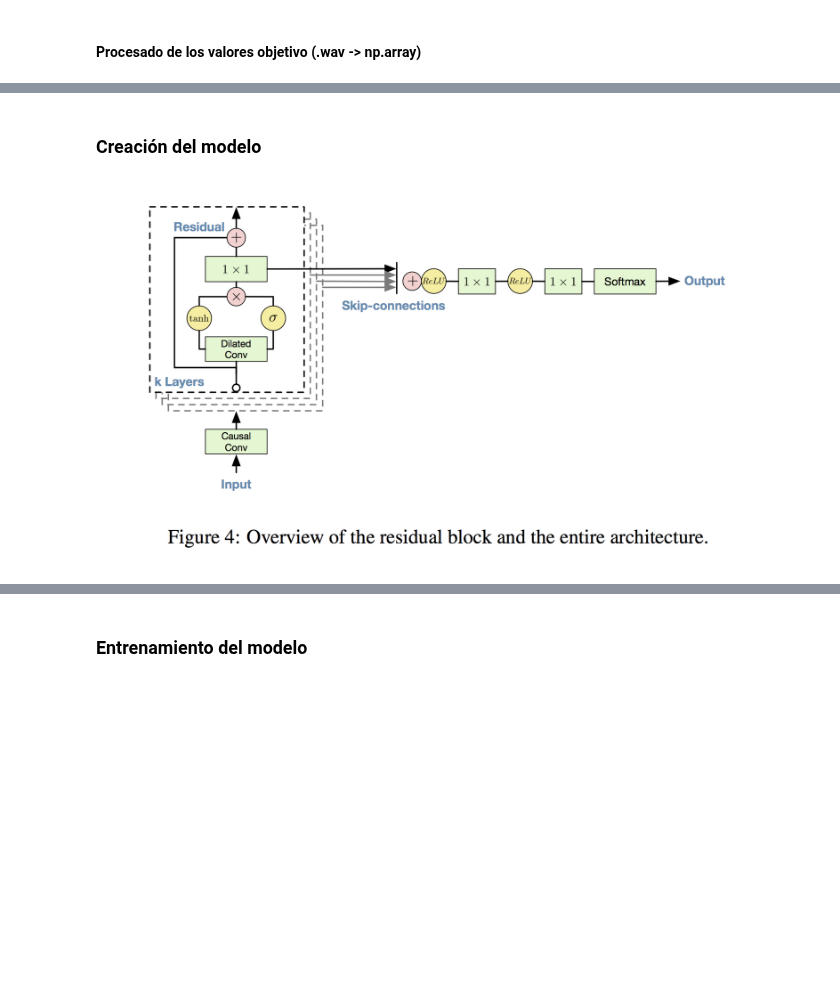
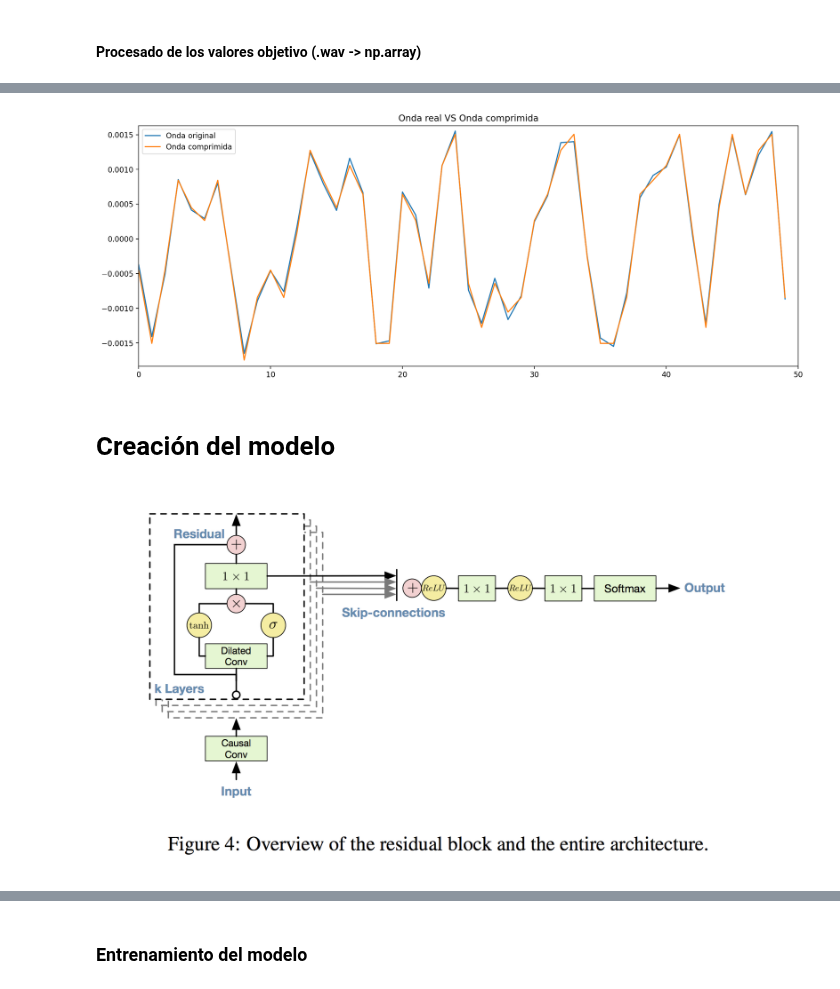
Before and after one commit to alvaro-lg/TFG, a Jupyter notebook: TFG.ipynb, the cells around one changed output, grey strips where cells are left out. Cells and saved outputs as stored; diff of their text form; code cells hidden in the pictures; blank space fills up the shorter version.

```diff
--- a/TFG.ipynb
+++ b/TFG.ipynb
@@ -298,0 +297,8 @@ for i in range(num):
+# %%
+# Rellenamos con Nones las listas para machear al longitud del dataframe
+X += [None] * (df.shape[0] - len(X))
+y += [None] * (df.shape[0] - len(y))
+
+df['X_raw'] = X
+df['y_raw'] = y
+df.head()
@@ -311,8 +518,25 @@ df.head()
 | 2 | Alban Berg | Sonata Op. 1 | train | 2017 | 2017/MIDI-Unprocessed_066_PIANO06... | 2017/MIDI-Unprocessed_066_PIANO06... | 464.649433 | ... |
 | 3 | Alexander Scriabin | 24 Preludes Op. 11, No. 13-24 | train | 2004 | 2004/MIDI-Unprocessed_XP_21_R1_20... | 2004/MIDI-Unprocessed_XP_21_R1_20... | 872.640588 | ... |
 | 4 | Alexander Scriabin | 3 Etudes, Op. 65 | validation | 2006 | 2006/MIDI-Unprocessed_17_R1_2006_... | 2006/MIDI-Unprocessed_17_R1_2006_... | 397.857508 | ... |
+# %%
+# Celda de ejemplo para plotear la diferencia entre la señal real y la aproximada
+N_EXAMPLES = 50
+wav_real = df['y_raw'][0][0:N_EXAMPLES]
+wav_aprox = out_enc.decode_series(df['y'])[0][0:N_EXAMPLES]
+
+plt.figure(figsize=(16,6),dpi=200)
+plt.plot(wav_real, label='Onda original')
+plt.plot(wav_aprox, label='Onda comprimida')
+plt.xlim(0, N_EXAMPLES)
+plt.legend(loc="upper left")
+plt.ylim(min(min(wav_real), min(wav_aprox)) * 1.05, \
+         max(max(wav_real), max(wav_aprox)) * 1.05)
+plt.title('Onda real VS Onda comprimida')
+plt.show()
+# %% [output]
+[figure, added]
 # %% [markdown]
-### Creación del modelo
+# Creación del modelo
 ![WaveNet_residblock.png](attachment:WaveNet_residblock.png)
 # %%
 # Calculando parámetros para generar la arquitectura del modelo
```
Also changed, not shown: parts of 21 cells of this notebook.
